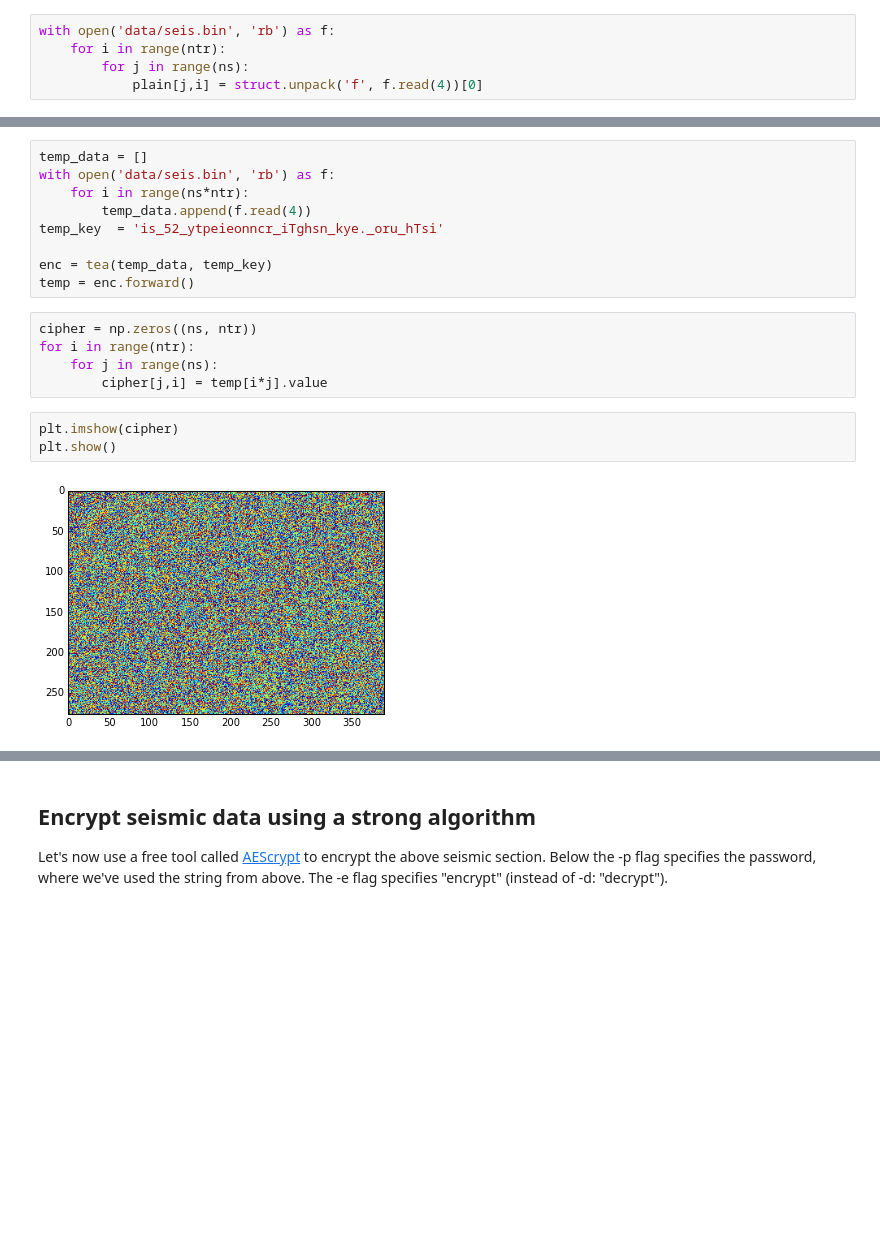
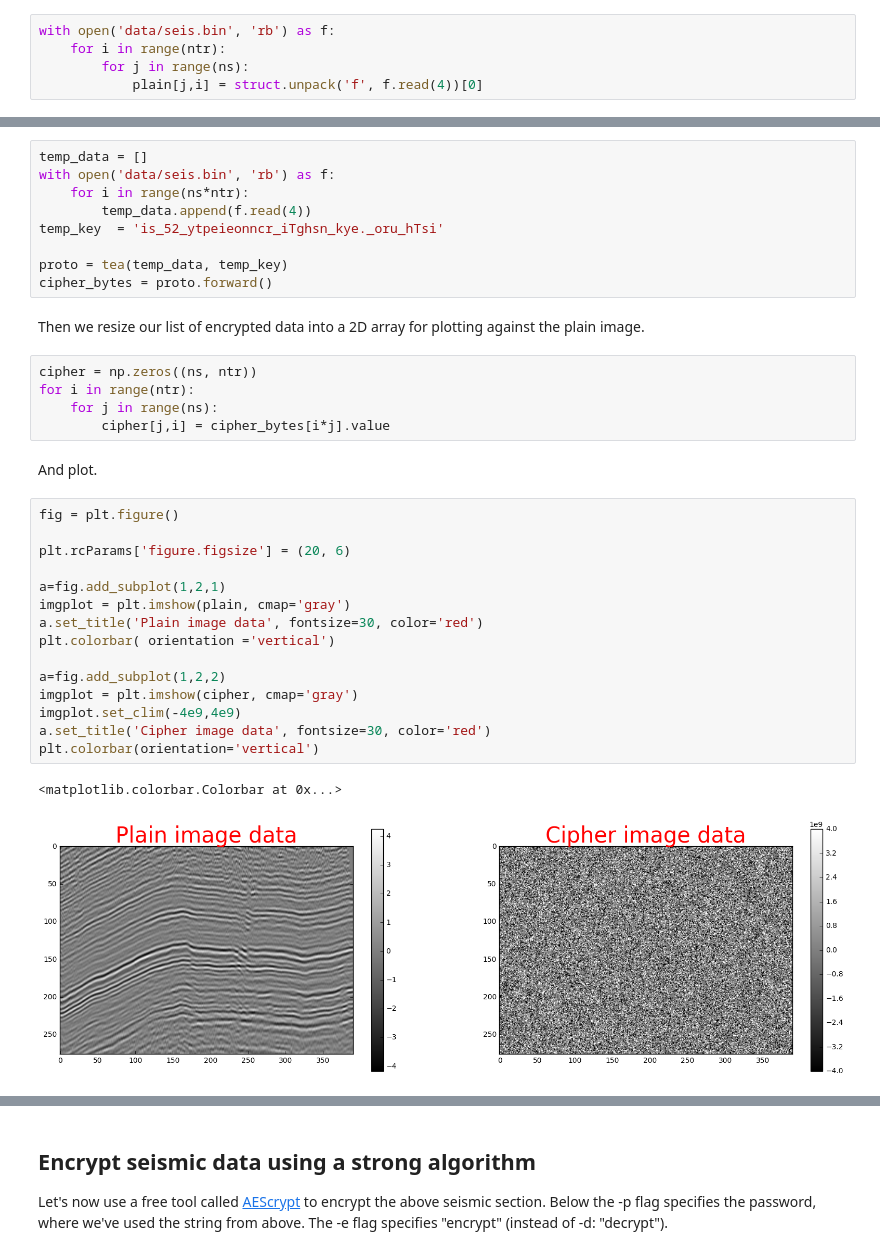
Before and after one commit to gganssle/encryption-52things, a Jupyter notebook: encryption.ipynb, the cells around one changed output, grey strips where cells are left out. Cells and saved outputs as stored; diff of their text form; blank space fills up the shorter version.

```diff
--- a/encryption.ipynb
+++ b/encryption.ipynb
@@ -162,15 +140,32 @@ with open('data/seis.bin', 'rb') as f:
         temp_data.append(f.read(4))
 temp_key  = 'is_52_ytpeieonncr_iTghsn_kye._oru_hTsi'
 
-enc = tea(temp_data, temp_key)
-temp = enc.forward()
+proto = tea(temp_data, temp_key)
+cipher_bytes = proto.forward()
+# %% [markdown]
+Then we resize our list of encrypted data into a 2D array for plotting against the plain image.
 # %%
 cipher = np.zeros((ns, ntr))
 for i in range(ntr):
     for j in range(ns):
-        cipher[j,i] = temp[i*j].value
+        cipher[j,i] = cipher_bytes[i*j].value
-# %%
-plt.imshow(cipher)
-plt.show()
-# %% [output]
-[figure, removed]
+# %% [markdown]
+And plot.
+# %%
+fig = plt.figure()
+
+plt.rcParams['figure.figsize'] = (20, 6)
+
+a=fig.add_subplot(1,2,1)
+imgplot = plt.imshow(plain, cmap='gray')
+a.set_title('Plain image data', fontsize=30, color='red')
+plt.colorbar( orientation ='vertical')
+
+a=fig.add_subplot(1,2,2)
+imgplot = plt.imshow(cipher, cmap='gray')
+imgplot.set_clim(-4e9,4e9)
+a.set_title('Cipher image data', fontsize=30, color='red')
+plt.colorbar(orientation='vertical')
+# %% [output]
+<matplotlib.colorbar.Colorbar at 0x...>
+[figure, added]
```
Also changed, not shown: parts of 11 cells of this notebook, 1 other file.
